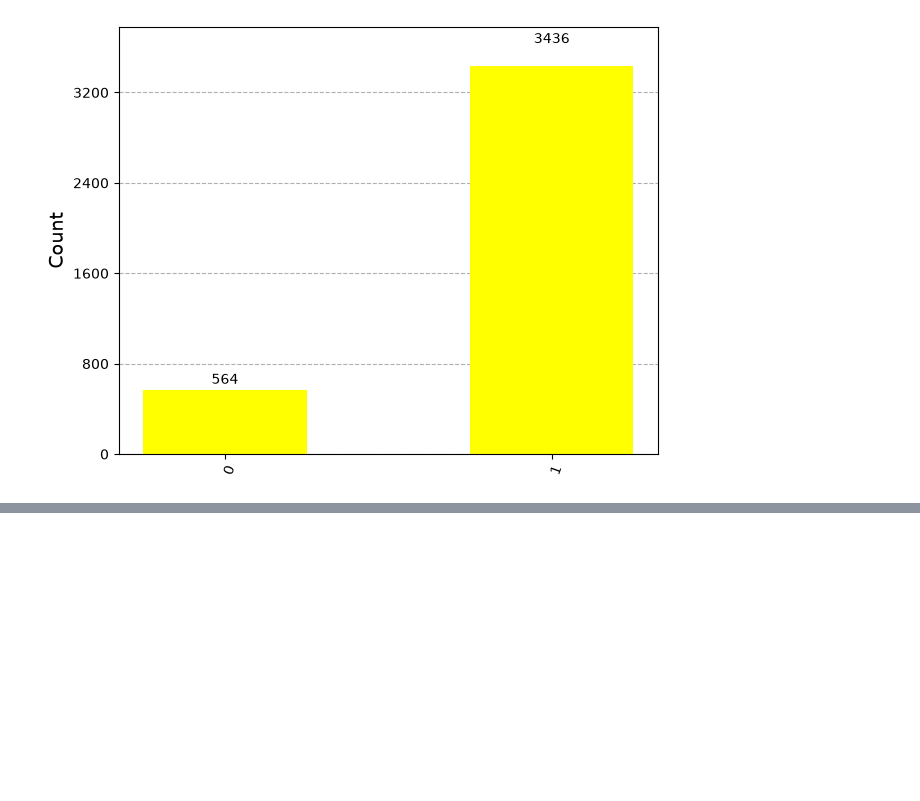
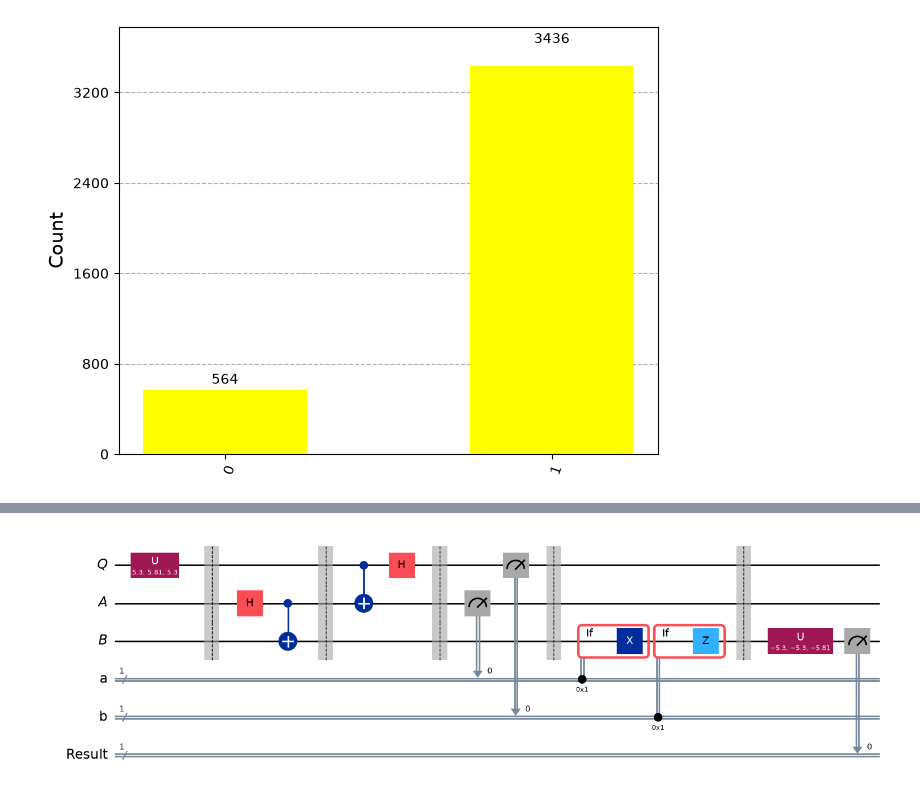
Before and after one commit to sukriti-g/Learning-Qiskit, a Jupyter notebook: learning qiskit.ipynb, the cells around one changed output, grey strips where cells are left out. Cells and saved outputs as stored; diff of their text form; code cells hidden in the pictures; blank space fills up the shorter version.

```diff
--- a/learning qiskit.ipynb
+++ b/learning qiskit.ipynb
@@ -182,0 +343,14 @@ display(plot_histogram(statistics, color='yellow'))
+# %%
+test = QuantumCircuit(qubit,ebit0,ebit1,a,b)
+#display(test.draw(output='mpl'))
+test.append(random_gate, qubit)
+test.barrier()
+test = test.compose(protocol)
+test.barrier()
+test.append(random_gate.inverse(), ebit1)
+result = ClassicalRegister(1, "Result")
+test.add_register(result)
+test.measure(ebit1, result)
+display(test.draw(output="mpl"))
+# %% [output]
+[figure, added]
```
Also changed, not shown: parts of 25 cells of this notebook.
